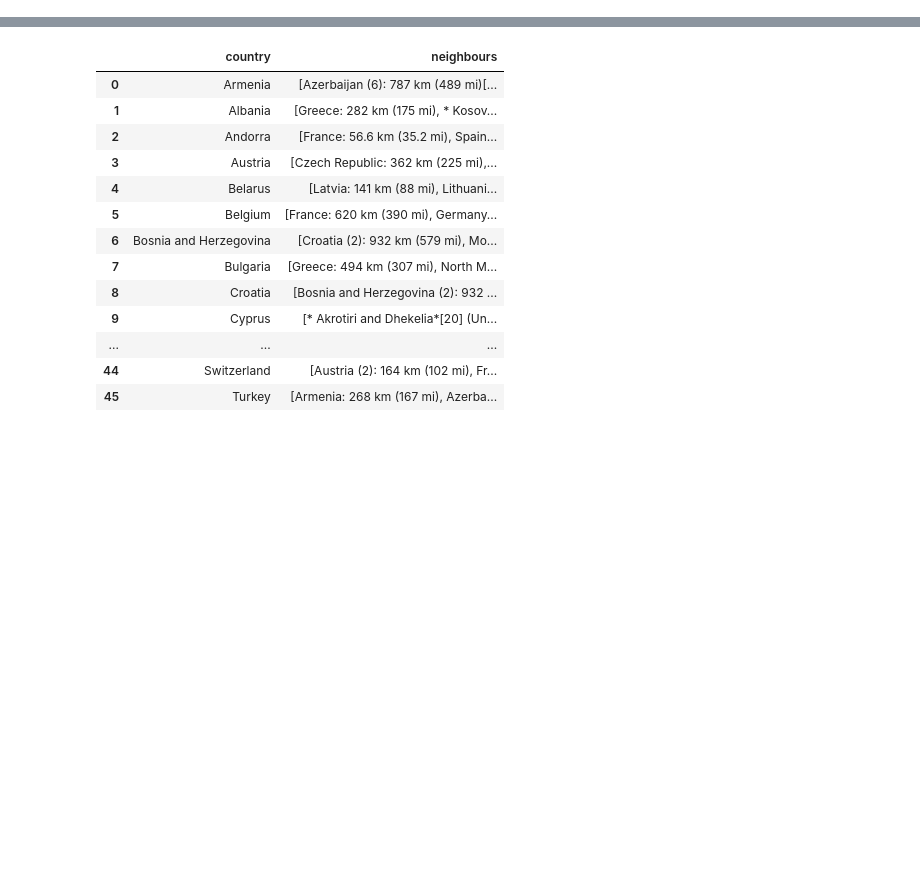
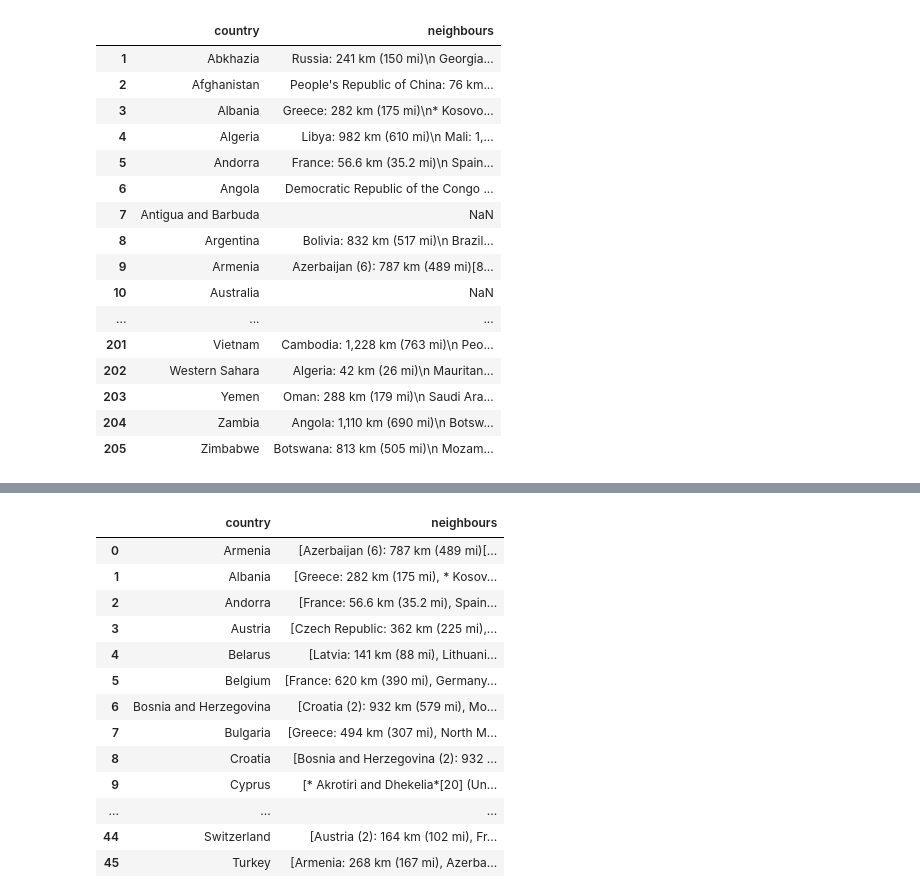
Before and after one commit to GoldenGarr/Graph-Theory-HW-5, a Jupyter notebook: hw5.ipynb, the cells around one changed output, grey strips where cells are left out. Cells and saved outputs as stored; diff of their text form; code cells hidden in the pictures; blank space fills up the shorter version.

```diff
--- a/hw5.ipynb
+++ b/hw5.ipynb
@@ -71,16 +63,37 @@ borders
 # %%
 borders = df.rename(columns={'Country or territory\n*(Territories'
-                   ' without full sovereignty in italics)* [2] ': \
+                   ' without full sovereignty in italics)* [2]':
                    'country',
                    'Land border neighbours\nand border'
-                   ' length\n\n*(Territories without full sovereignty in italics) '
-                   '[2](#) = No. of distinct \nland boundaries with that country or territory* ': \
+                   ' length\n'
+                   '\n*(Territories without full sovereignty in italics) '
+                   '[2](#) = No. of distinct \nland boundaries with that country or territory*': \
                    'neighbours'
-                  }).drop(columns=['Total length of land borders km[3]', 'mi', 'No. of distinct land borders ', 'No. of distinct land neighbours '], axis=1)
+                  }).drop(['Total length of land borders', 'Unnamed: 2'
+                           ,'No. of distinct land borders', 'No. of distinct land neighbours']
+                        , axis=1)
 borders['country'] = borders['country'].str.replace('*', '').str.strip()
 borders['country'] = borders['country'].str.replace(r'\[([0-9_]+)\]', '', regex=True) \
     .str.replace(r'\(([0-9_])+\)', '', regex=True)
 # borders['neighbours'] = borders['neighbours'].str.split('\n')
-borders.at[62, 'country'] = 'France'
-borders.at[130, 'country'] = 'Netherlands'
-# borders.sample(20)
+borders.at[63, 'country'] = 'France'
+borders.at[131, 'country'] = 'Netherlands'
+borders
+# %% [output]
+|  | country | neighbours |
+| 1 | Abkhazia | Russia: 241 km (150 mi)\n Georgia... |
+| 2 | Afghanistan | People's Republic of China: 76 km... |
+| 3 | Albania | Greece: 282 km (175 mi)\n* Kosovo... |
+| 4 | Algeria | Libya: 982 km (610 mi)\n Mali: 1,... |
+| 5 | Andorra | France: 56.6 km (35.2 mi)\n Spain... |
+| 6 | Angola | Democratic Republic of the Congo ... |
+| 7 | Antigua and Barbuda | NaN |
+| 8 | Argentina | Bolivia: 832 km (517 mi)\n Brazil... |
+| 9 | Armenia | Azerbaijan (6): 787 km (489 mi)[8... |
+| 10 | Australia | NaN |
+| ... | ... | ... |
+| 201 | Vietnam | Cambodia: 1,228 km (763 mi)\n Peo... |
+| 202 | Western Sahara | Algeria: 42 km (26 mi)\n Mauritan... |
+| 203 | Yemen | Oman: 288 km (179 mi)\n Saudi Ara... |
+| 204 | Zambia | Angola: 1,110 km (690 mi)\n Botsw... |
+| 205 | Zimbabwe | Botswana: 813 km (505 mi)\n Mozam... |
```
Also changed, not shown: parts of 35 cells of this notebook.
